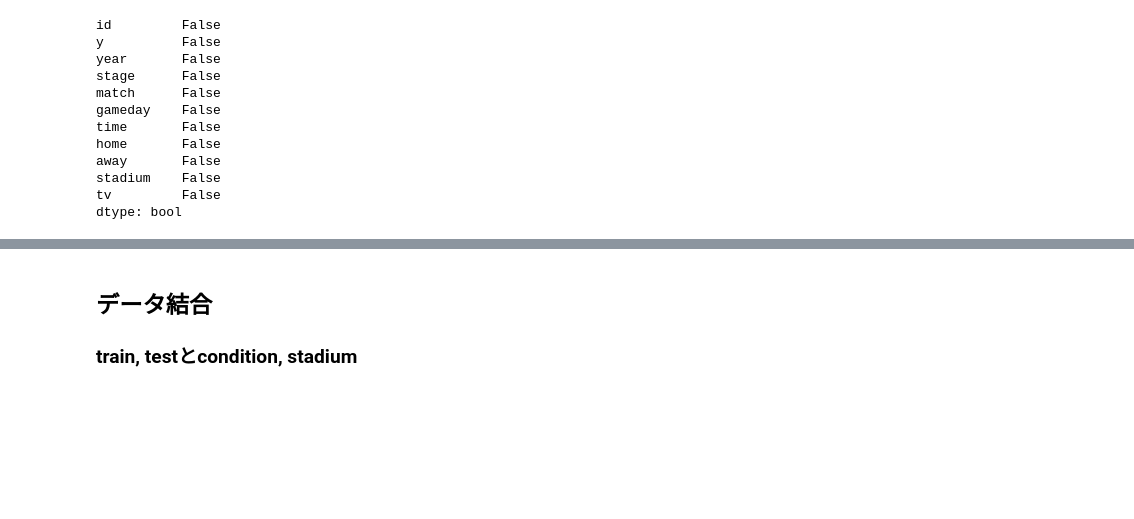
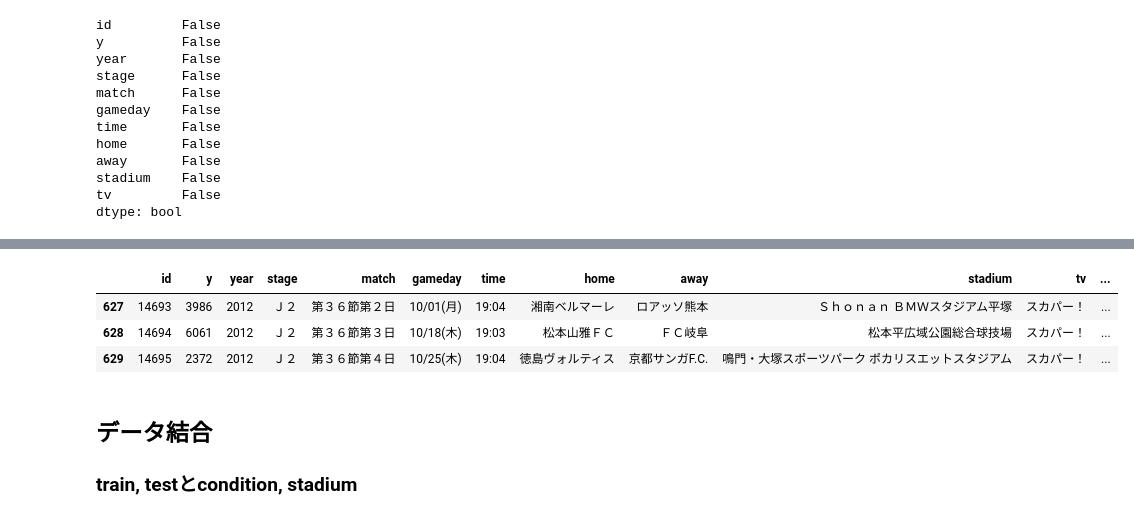
Before and after one commit to ixotech1/dstrainingclass, a Jupyter notebook: study/05/05_Merge_Sample.ipynb, the cells around one changed output, grey strips where cells are left out. Saved outputs shown, nothing was run; the diff lists cells and outputs as text; code cells hidden in the pictures; blank space fills up the shorter version.

```diff
--- a/study/05/05_Merge_Sample.ipynb
+++ b/study/05/05_Merge_Sample.ipynb
@@ -186,3 +227,12 @@ Name: y, dtype: float64
+# %%
+train.assign(tv_n=lambda x: x["tv"].str.split("／").str.len())\
+.query("tv_n < 2")
+#.groupby("tv_n").agg(ymean=("y","mean"),ymin=("y","min"),ymax=("y","max"))
+# %% [output]
+|  | id | y | year | stage | match | gameday | time | home | away | stadium | tv | ... |
+| 627 | 14693 | 3986 | 2012 | Ｊ２ | 第３６節第２日 | 10/01(月) | 19:04 | 湘南ベルマーレ | ロアッソ熊本 | Ｓｈｏｎａｎ ＢＭＷスタジアム平塚 | スカパー！ | ... |
+| 628 | 14694 | 6061 | 2012 | Ｊ２ | 第３６節第３日 | 10/18(木) | 19:03 | 松本山雅ＦＣ | ＦＣ岐阜 | 松本平広域公園総合球技場 | スカパー！ | ... |
+| 629 | 14695 | 2372 | 2012 | Ｊ２ | 第３６節第４日 | 10/25(木) | 19:04 | 徳島ヴォルティス | 京都サンガF.C. | 鳴門・大塚スポーツパーク ポカリスエットスタジアム | スカパー！ | ... |
 # %% [markdown]
 ## データ結合
 ### train, testとcondition, stadium
```
Also changed, not shown: parts of 10 cells of this notebook, 25 other files.
